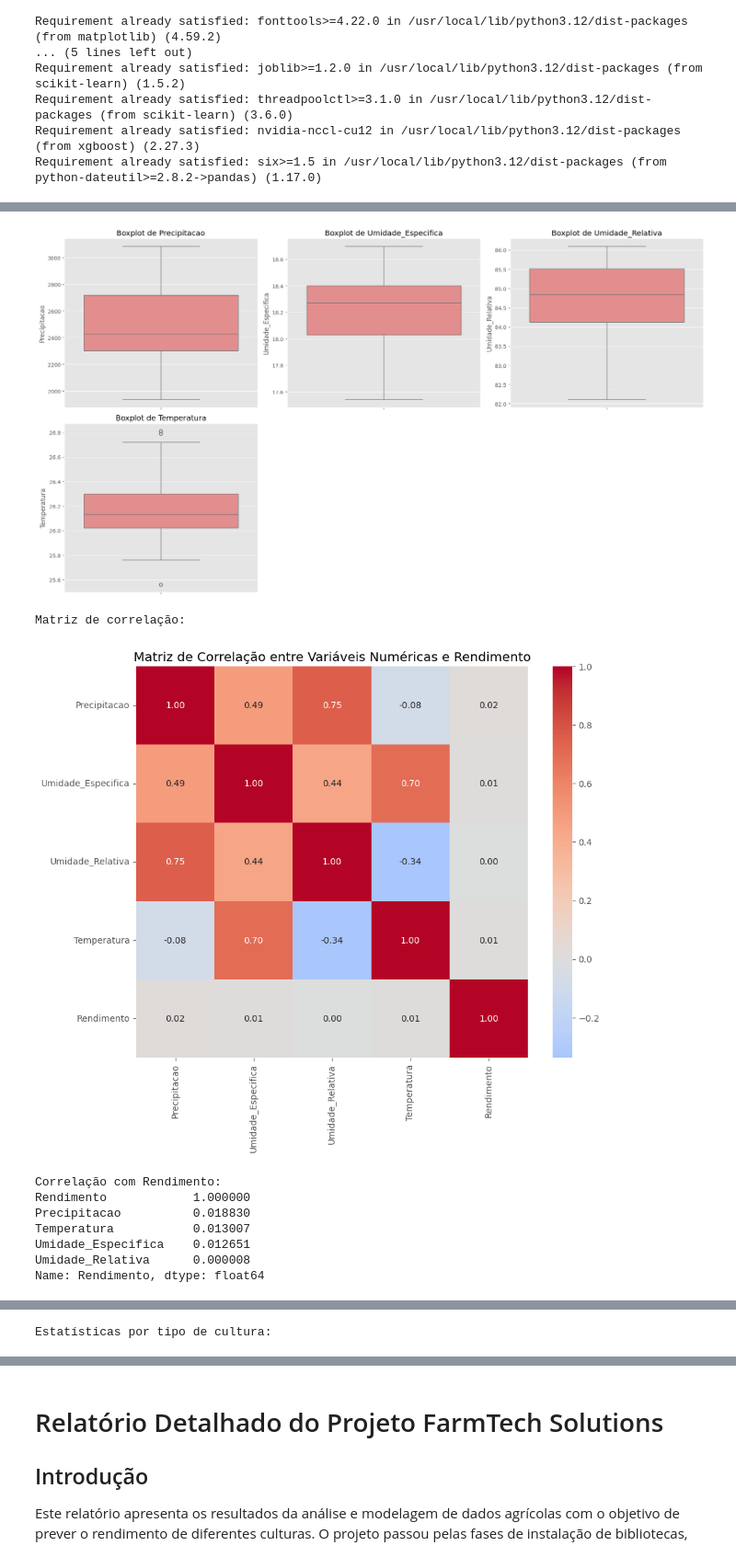
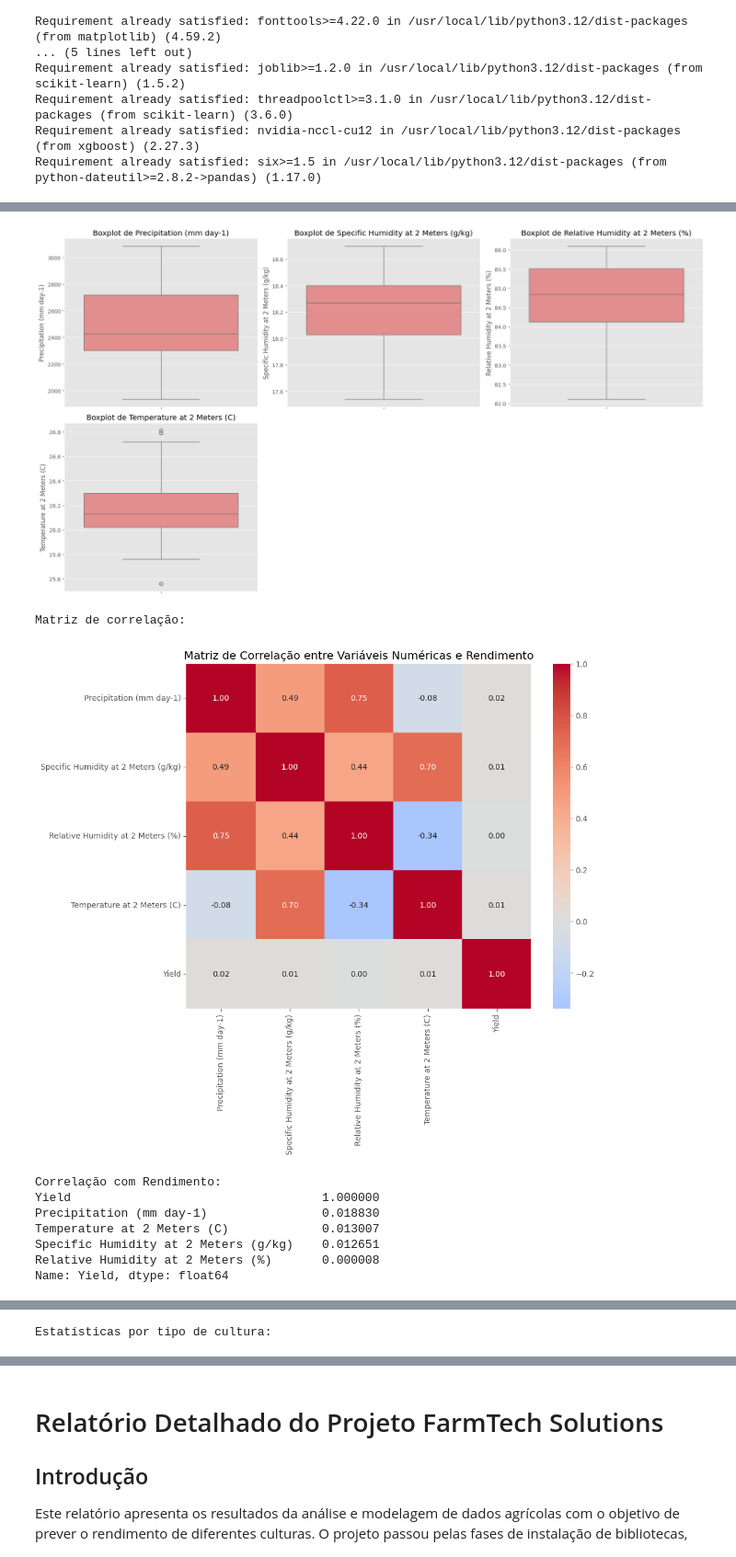
Before and after one commit to Nico-Araujo/FarmTech, a Jupyter notebook: notebooks/NicolasAntonioSilvaAraujo_rm566307_pbl_fase5.ipynb, the cells around one changed output, grey strips where cells are left out. Shown at 92% size. Cells and saved outputs as stored; diff of their text form; code cells hidden in the pictures.

```diff
--- a/notebooks/NicolasAntonioSilvaAraujo_rm566307_pbl_fase5.ipynb
+++ b/notebooks/NicolasAntonioSilvaAraujo_rm566307_pbl_fase5.ipynb
@@ -52,14 +52,20 @@ print("Bibliotecas importadas com sucesso!")
 
 # %%
 # Carregamento dos dados
-from google.colab import files
-uploaded = files.upload()
+# Verificar se o arquivo já existe antes de tentar fazer upload
+file_path = 'crop_yield.csv'
+if not os.path.exists(file_path):
+    from google.colab import files
+    uploaded = files.upload()
+    # Verificar se o arquivo foi carregado
+    import io
+    df = pd.read_csv(io.BytesIO(uploaded[file_path]))
+    print("Dados carregados com sucesso via upload!")
+else:
+    df = pd.read_csv(file_path)
+    print(f"Arquivo '{file_path}' já existe. Carregando dados diretamente.")
 
-# %%
-# Verificar se o arquivo foi carregado
-import io
-df = pd.read_csv(io.BytesIO(uploaded['crop_yield.csv']))
-print("Dados carregados com sucesso!")
+
 print(f"Dimensões do dataset: {df.shape}")
 print(f"Colunas disponíveis: {list(df.columns)}")
 
@@ -180,7 +184,7 @@ plt.show()
 # Definindo variáveis numéricas com base nos nomes das colunas
 numeric_cols = []
 for col in df.columns:
-    # Updated to exclude both 'Crop' and 'Cultura'
+    # Updated to exclude both 'Crop' and 'Cultura' and 'Outlier'
     if col not in [cultura_col, target_col, 'Outlier'] and df[col].dtype in ['int64', 'float64']:
         numeric_cols.append(col)
 
@@ -257,31 +261,39 @@ plt.figure(figsize=(16, 12))
 
 # Precipitação vs Rendimento
 plt.subplot(2, 2, 1)
-# Adjusted column names to match renamed columns
-precip_col = 'Precipitacao'
-sns.scatterplot(data=df, x=precip_col, y=target_col, hue=cultura_col, alpha=0.7)
+# Adjusted column names to match actual column names in df
+sns.scatterplot(data=df, x='Precipitation (mm day-1)', y=target_col, hue=cultura_col, alpha=0.7)
 plt.title('Precipitação vs Rendimento por Cultura')
+plt.xlabel('Precipitation (mm day-1)') # Add xlabel
+plt.ylabel(target_col) # Add ylabel
+
 
 # Temperatura vs Rendimento
 plt.subplot(2, 2, 2)
-# Adjusted column names to match renamed columns
-temp_col = 'Temperatura'
-sns.scatterplot(data=df, x=temp_col, y=target_col, hue=cultura_col, alpha=0.7)
+# Adjusted column names to match actual column names in df
+sns.scatterplot(data=df, x='Temperature at 2 Meters (C)', y=target_col, hue=cultura_col, alpha=0.7)
 plt.title('Temperatura vs Rendimento por Cultura')
+plt.xlabel('Temperature at 2 Meters (C)') # Add xlabel
+plt.ylabel(target_col) # Add ylabel
+
 
 # Umidade Relativa vs Rendimento
 plt.subplot(2, 2, 3)
-# Adjusted column names to match renamed columns
-ur_col = 'Umidade_Relativa'
-sns.scatterplot(data=df, x=ur_col, y=target_col, hue=cultura_col, alpha=0.7)
+# Adjusted column names to match actual column names in df
+sns.scatterplot(data=df, x='Relative Humidity at 2 Meters (%)', y=target_col, hue=cultura_col, alpha=0.7)
 plt.title('Umidade Relativa vs Rendimento por Cultura')
+plt.xlabel('Relative Humidity at 2 Meters (%)') # Add xlabel
+plt.ylabel(target_col) # Add ylabel
+
 
 # Umidade Específica vs Rendimento
 plt.subplot(2, 2, 4)
-# Adjusted column names to match renamed columns
-ue_col = 'Umidade_Especifica'
-sns.scatterplot(data=df, x=ue_col, y=target_col, hue=cultura_col, alpha=0.7)
+# Adjusted column names to match actual column names in df
+sns.scatterplot(data=df, x='Specific Humidity at 2 Meters (g/kg)', y=target_col, hue=cultura_col, alpha=0.7)
 plt.title('Umidade Específica vs Rendimento por Cultura')
+plt.xlabel('Specific Humidity at 2 Meters (g/kg)') # Add xlabel
+plt.ylabel(target_col) # Add ylabel
+
 
 plt.tight_layout()
 plt.show()
@@ -352,14 +364,15 @@ print(f"Número de outliers detectados: {(outlier_preds == -1).sum()}")
 # %%
 # Visualização dos outliers
 plt.figure(figsize=(10, 6))
-# Adjusted column names to match renamed columns
-temp_col_for_plot = 'Temperatura'
-sns.scatterplot(data=df, x=temp_col_for_plot, y=target_col,
+# Adjusted column names to match actual column names in df
+sns.scatterplot(data=df, x='Temperature at 2 Meters (C)', y=target_col,
                 hue=df['Outlier'].map({1: 'Normal', -1: 'Outlier'}),
                 style=df['Outlier'].map({1: 'Normal', -1: 'Outlier'}),
                 alpha=0.7)
 plt.title('Identificação de Outliers - Temperatura vs Rendimento')
 plt.legend(title='Tipo de Ponto')
+plt.xlabel('Temperature at 2 Meters (C)') # Add xlabel
+plt.ylabel(target_col) # Add ylabel
 plt.show()
 
 # %%
@@ -417,10 +430,10 @@ Estatísticas descritivas das variáveis numéricas:
-[figure, old version]
+[figure, new version]
 Matriz de correlação:
-[figure, old version]
+[figure, new version]
 Correlação com Rendimento:
-Rendimento            1.000000
-Precipitacao          0.018830
-Temperatura           0.013007
-Umidade_Especifica    0.012651
-Umidade_Relativa      0.000008
-Name: Rendimento, dtype: float64
+Yield                                   1.000000
+Precipitation (mm day-1)                0.018830
+Temperature at 2 Meters (C)             0.013007
+Specific Humidity at 2 Meters (g/kg)    0.012651
+Relative Humidity at 2 Meters (%)       0.000008
+Name: Yield, dtype: float64
```
Also changed, not shown: parts of 4 cells of this notebook.
